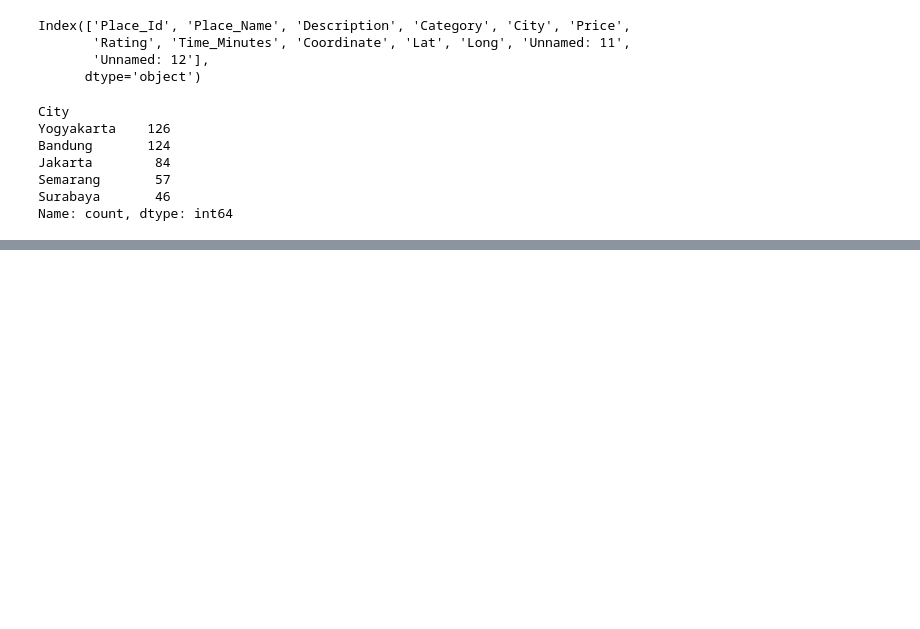
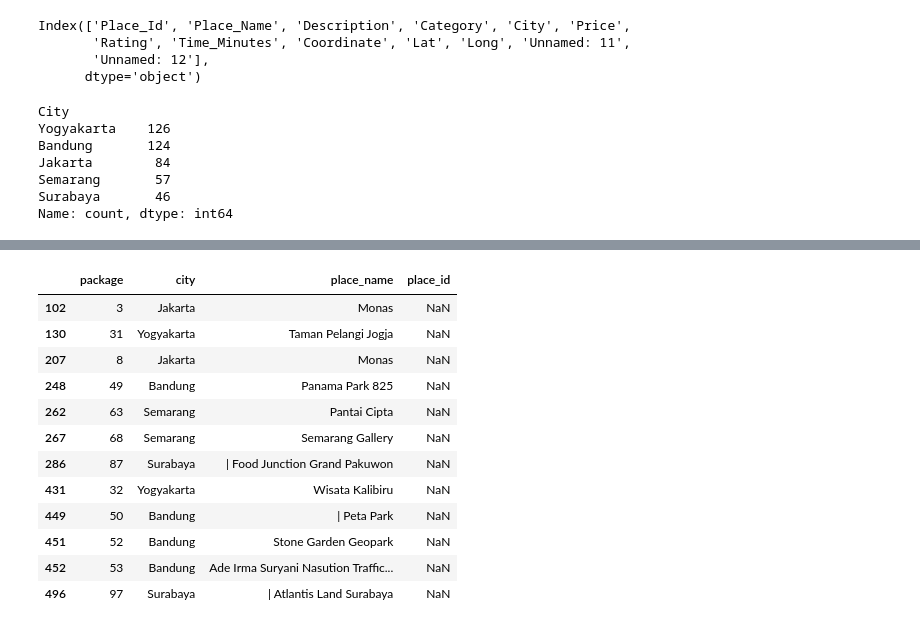
Before and after one commit to TemanWisata/supabase-python-seeder, a Jupyter notebook: seeder.ipynb, the cells around one changed output, grey strips where cells are left out. Saved outputs shown, nothing was run; the diff lists cells and outputs as text; code cells hidden in the pictures; blank space fills up the shorter version.

```diff
--- a/seeder.ipynb
+++ b/seeder.ipynb
@@ -190,0 +210,20 @@ with open("supabase/seeder/place.sql", "w") as f:
+# %%
+user_place_rating_insert_sql = """
+insert into public.user_place_rating (
+    user_id,
+    place_id,
+    rating
+) values
+"""
+rows = []
+for _, row in df["tourism_rating"].iterrows():
+    rows.append(
+        f"({row['User_Id']}, "
+        f"{escape_sql(row['Place_Id'])},"
+        f"{escape_sql(row['Place_Ratings'])}"
+        ")"
+    )
+values_str = ",\n".join(rows)
+
+with open("supabase/seeder/user_place_rating.sql", "w") as f:
+    f.write(user_place_rating_insert_sql + values_str + ";")
@@ -190,0 +245,23 @@ with open("supabase/seeder/place.sql", "w") as f:
+# %%
+flat_df = pd.melt(
+    df['package_tourism'],
+    id_vars=['Package', 'City'],
+    value_vars=[
+        'Place_Tourism1', 'Place_Tourism2', 'Place_Tourism3',
+        'Place_Tourism4', 'Place_Tourism5'
+    ],
+    var_name='place_tourism',
+    value_name='place_name'
+).dropna(subset=['place_name'])
+
+flat_df = flat_df.rename(columns={'Package': 'package', 'City': 'city'})
+
+flat_df = flat_df[['package', 'city', 'place_name']]
+# %%
+def name_to_id(name:str, df_place:pd.DataFrame = df['tourism_with_id']):
+    """Convert place name to its corresponding ID."""
+    place_id = df_place.query(f"Place_Name == '{name}'")['Place_Id'].values
+    return place_id[0] if len(place_id) > 0 else None
+# %%
+
+flat_df['place_id'] = flat_df['place_name'].apply(name_to_id)
@@ -190,0 +277,16 @@ with open("supabase/seeder/place.sql", "w") as f:
+# %%
+flat_df[flat_df['place_id'].isna()]
+# %% [output]
+|  | package | city | place_name | place_id |
+| 102 | 3 | Jakarta | Monas | NaN |
+| 130 | 31 | Yogyakarta | Taman Pelangi Jogja | NaN |
+| 207 | 8 | Jakarta | Monas | NaN |
+| 248 | 49 | Bandung | Panama Park 825 | NaN |
+| 262 | 63 | Semarang | Pantai Cipta | NaN |
+| 267 | 68 | Semarang | Semarang Gallery | NaN |
+| 286 | 87 | Surabaya | | Food Junction Grand Pakuwon | NaN |
+| 431 | 32 | Yogyakarta | Wisata Kalibiru | NaN |
+| 449 | 50 | Bandung | | Peta Park | NaN |
+| 451 | 52 | Bandung | Stone Garden Geopark | NaN |
+| 452 | 53 | Bandung | Ade Irma Suryani Nasution Traffic... | NaN |
+| 496 | 97 | Surabaya | | Atlantis Land Surabaya | NaN |
```
Also changed, not shown: parts of 36 cells of this notebook, 5 other files.
